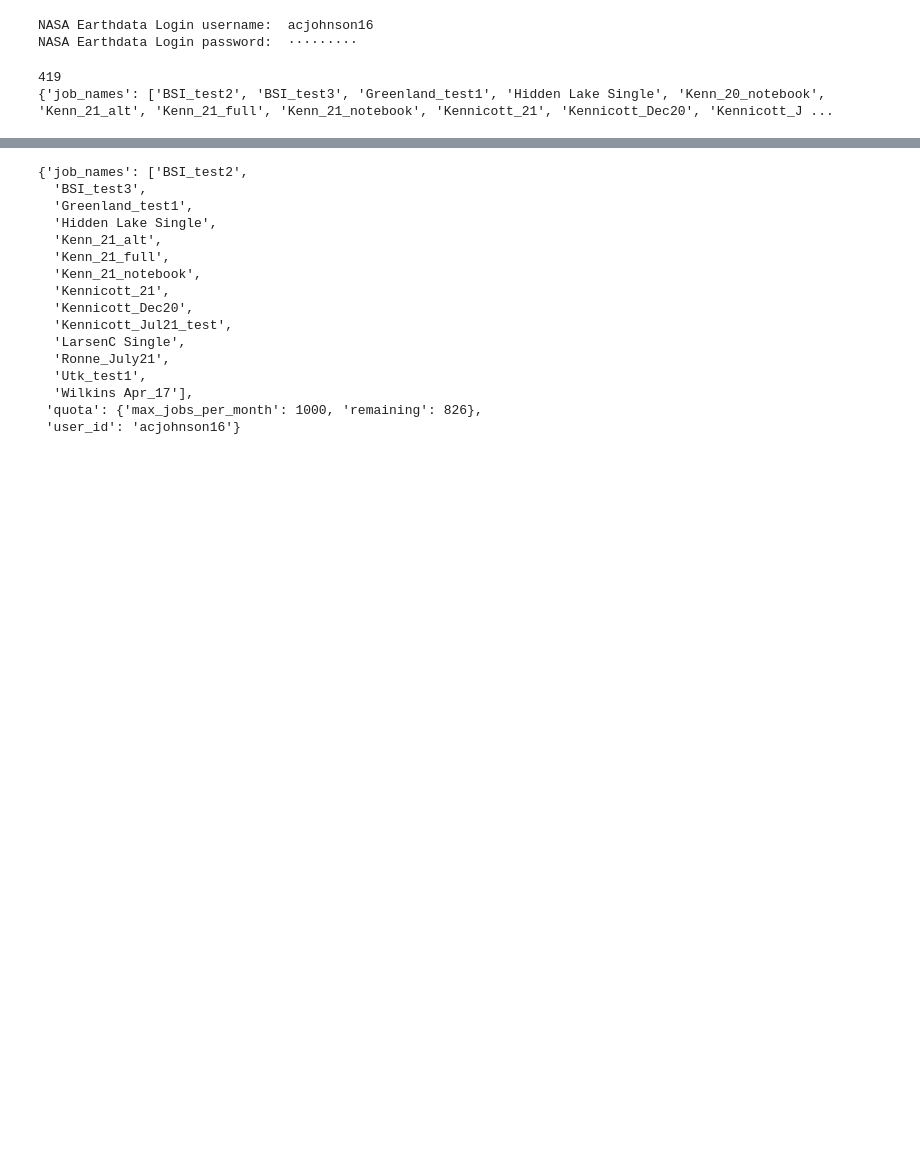
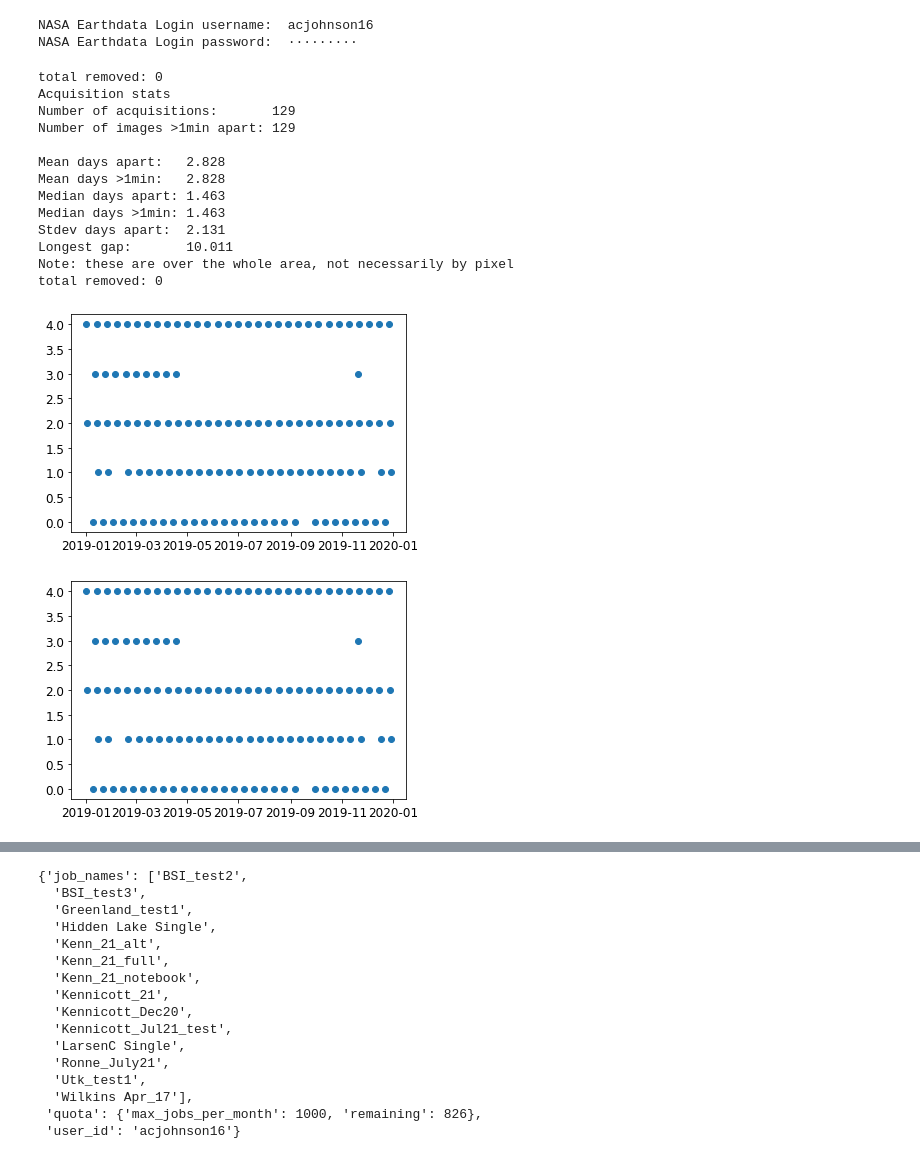
Before and after one commit to ac-johnson/GlacierSARoriginal, a Jupyter notebook: acquire_data.ipynb, the cells around one changed output, grey strips where cells are left out. Saved outputs shown, nothing was run; the diff lists cells and outputs as text; code cells hidden in the pictures; blank space fills up the shorter version.

```diff
--- a/acquire_data.ipynb
+++ b/acquire_data.ipynb
@@ -211,13 +296,34 @@ hyp3 = HyP3(prompt=True)
 # %% [output]
 NASA Earthdata Login username:  acjohnson16
 NASA Earthdata Login password:  ·········
-# %%
-test = hyp3.find_jobs()
-print(len(test))
-# print(test[50].download_files)
-
-test2 = hyp3.my_info()
-print(test2)
-# %% [output]
-419
-{'job_names': ['BSI_test2', 'BSI_test3', 'Greenland_test1', 'Hidden Lake Single', 'Kenn_20_notebook', 'Kenn_21_alt', 'Kenn_21_full', 'Kenn_21_notebook', 'Kennicott_21', 'Kennicott_Dec20', 'Kennicott_J ...
+# %%
+#Get_Data
+
+readyproducts = hyp3.find_jobs()
+
+readyproducts = readyproducts.filter_jobs(succeeded=True,include_expired=False)
+readyprodnames = [i.job_parameters['granules'][0] for i in readyproducts]
+
+results = getasfresults(WTKstr,year,showplots=True,showstats=True)
+dojobs = results
+
+for job in dojobs:
+    if job.properties['sceneName'] in readyprodnames:
+        dojobs.remove(job)
+results = getasfresults(WTKstr,year)
+# %% [output]
+total removed: 0
+Acquisition stats
+Number of acquisitions:       129
+Number of images >1min apart: 129
+
+Mean days apart:   2.828
+Mean days >1min:   2.828
+Median days apart: 1.463
+Median days >1min: 1.463
+Stdev days apart:  2.131
+Longest gap:       10.011
+Note: these are over the whole area, not necessarily by pixel
+total removed: 0
+[figure, added]
+[figure, added]
```
Also changed, not shown: parts of 16 cells of this notebook, 1 other file.
